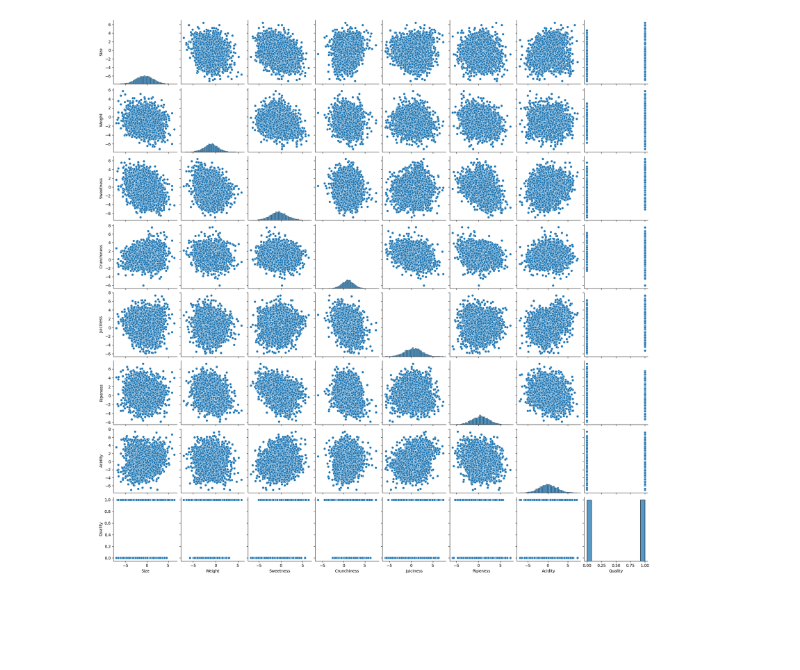
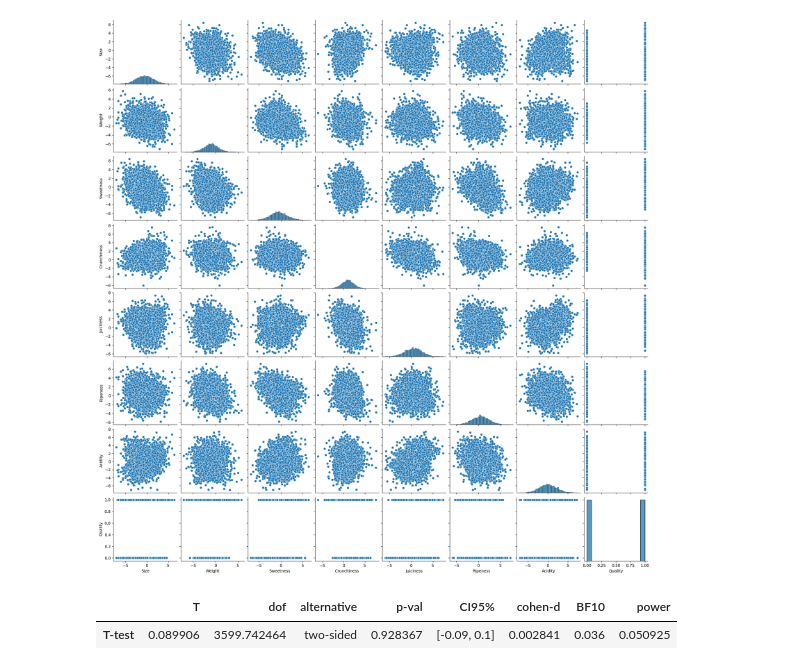
Before and after one commit to Diegopbetti/classificacao_regressao_logica, a Jupyter notebook: classificacao_qualidade_frutas.ipynb, the cells around one changed output. Saved outputs shown, nothing was run; the diff lists cells and outputs as text; code cells hidden in the pictures; blank space fills up the shorter version.

Commit message:
Implementa teste estatístico

```diff
--- a/classificacao_qualidade_frutas.ipynb
+++ b/classificacao_qualidade_frutas.ipynb
@@ -74,3 +74,14 @@ px.box(df_frutas, x='Quality', y='Sweetness', color='Quality')
 # %%
 # BoxPlot Quality x Size
 px.box(df_frutas, x='Quality', y='Size', color='Quality')
+# %%
+# Teste de T-Student
+# Um teste estatístico para verificar se existe uma diferença significativa entre as médias de 2 grupos
+# H0 - Não há diferença significativa entre as médias dos grupos
+# H1 - Há diferença significativa entre as médias dos grupos
+grupo_good_weight = df_frutas[df_frutas['Quality'] == 1]['Weight']
+grupo_bad_weight = df_frutas[df_frutas['Quality'] == 0]['Weight']
+ttest(x=grupo_good_weight, y=grupo_bad_weight, paired=False)
+# %% [output]
+|  | T | dof | alternative | p-val | CI95% | cohen-d | BF10 | power |
+| T-test | 0.089906 | 3599.742464 | two-sided | 0.928367 | [-0.09, 0.1] | 0.002841 | 0.036 | 0.050925 |
```
Also changed, not shown: parts of 5 cells of this notebook.
